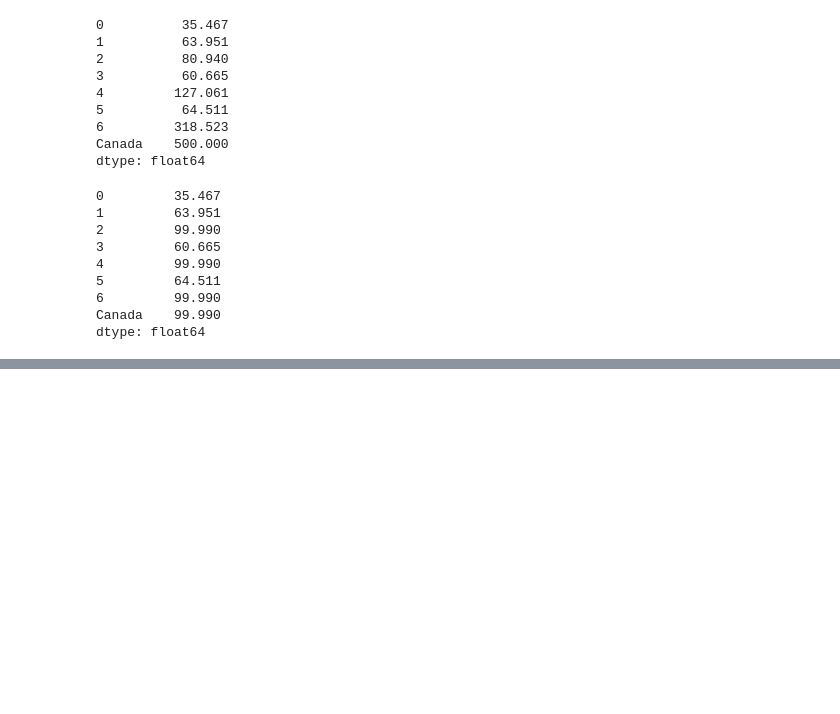
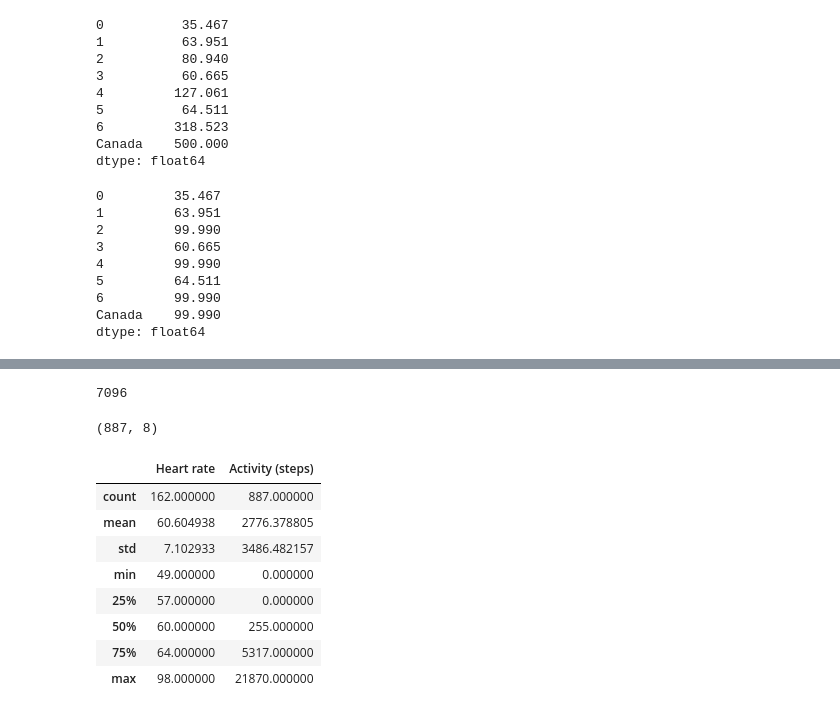
Before and after one commit to dilaraesmer/FreeCodeCamp-Data-Analysis-with-Python, a Jupyter notebook: pandas_1.ipynb, the cells around one changed output, grey strips where cells are left out. Cells and saved outputs as stored; diff of their text form; code cells hidden in the pictures; blank space fills up the shorter version.

```diff
--- a/pandas_1.ipynb
+++ b/pandas_1.ipynb
@@ -334,0 +383,20 @@ dtype: float64
+# %%
+df.size
+# %% [output]
+7096
+# %%
+df.shape
+# %% [output]
+(887, 8)
+# %%
+df.describe()
+# %% [output]
+|  | Heart rate | Activity (steps) |
+| count | 162.000000 | 887.000000 |
+| mean | 60.604938 | 2776.378805 |
+| std | 7.102933 | 3486.482157 |
+| min | 49.000000 | 0.000000 |
+| 25% | 57.000000 | 0.000000 |
+| 50% | 60.000000 | 255.000000 |
+| 75% | 64.000000 | 5317.000000 |
+| max | 98.000000 | 21870.000000 |
```
Also changed, not shown: parts of 7 cells of this notebook.
